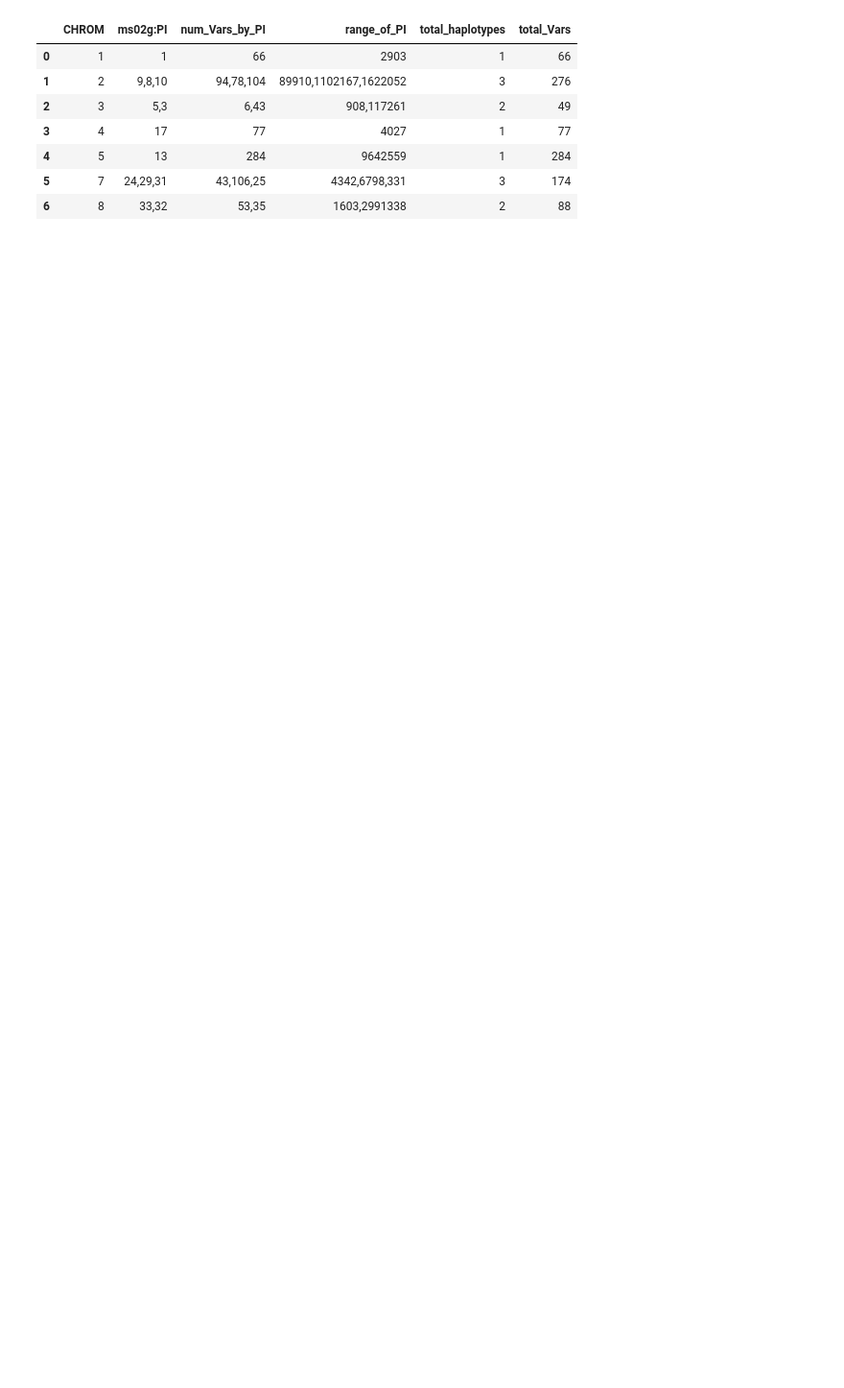
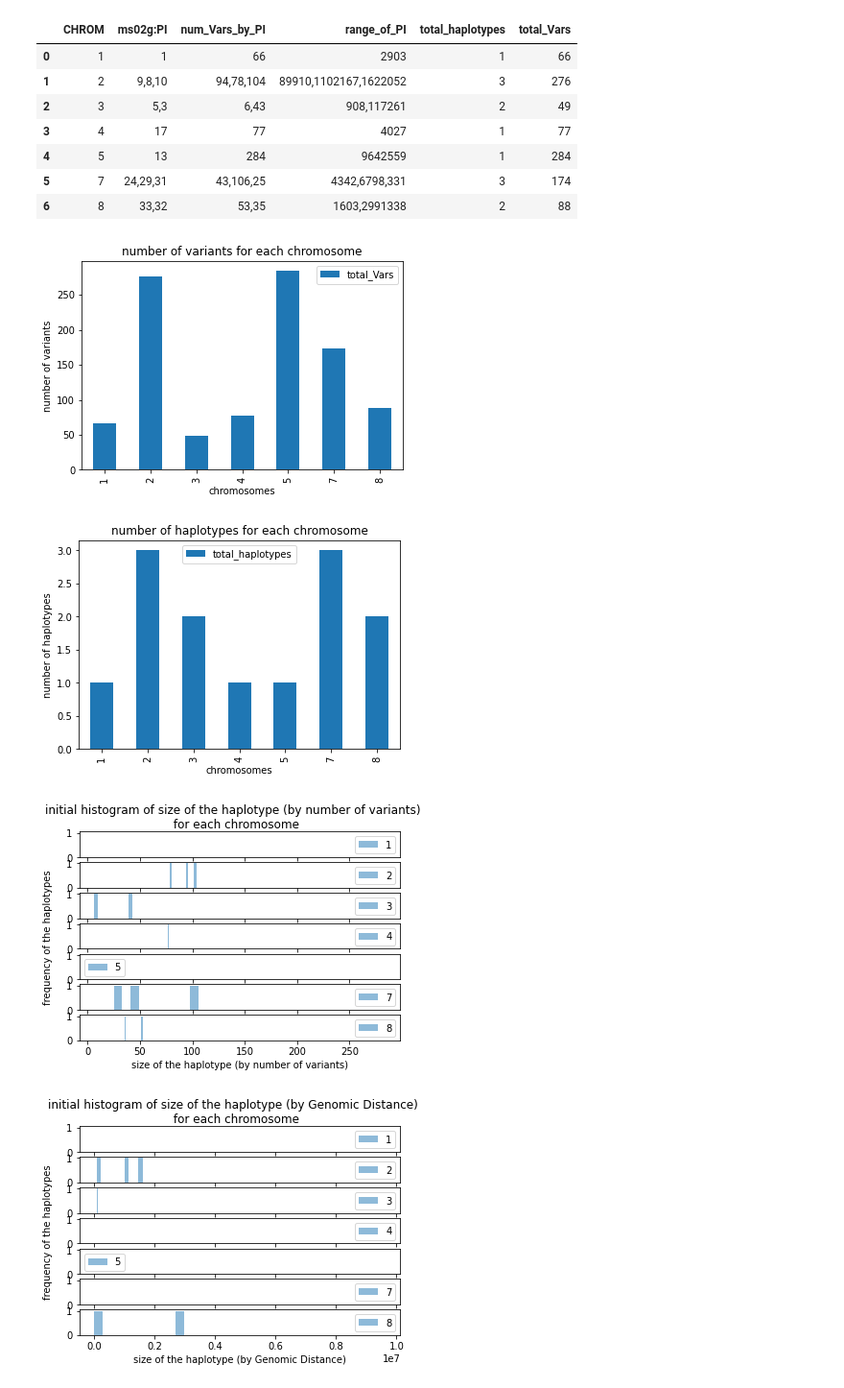
Before and after one commit to everestial/phase-extender, a Jupyter notebook: quickstart.ipynb, the cells around one changed output. Shown at 96% size. Drawn from its saved outputs; the diff is of its cells as text; code cells hidden in the pictures; blank space fills up the shorter version.

Commit message:
Update plots to show them in notebooks

```diff
--- a/quickstart.ipynb
+++ b/quickstart.ipynb
@@ -15,7 +15,12 @@ final_hap_df
 | 5 | 7 | 24,29,31 | 43,106,25 | 4342,6798,331 | 3 | 174 |
 | 6 | 8 | 33,32 | 53,35 | 1603,2991338 | 2 | 88 |
 # %%
-plot_all_data(final_hap_df, soi='ms02g', prefix='initial', )
+plot_all_data(final_hap_df, soi='ms02g', prefix='initial',show_plot=True )
+# %% [output]
+[figure, added]
+[figure, added]
+[figure, added]
+[figure, added]
 # %%
 xcol="CHROM"
 ycol="total_Vars"
```
Also changed, not shown: parts of 2 cells of this notebook, 2 other files.
